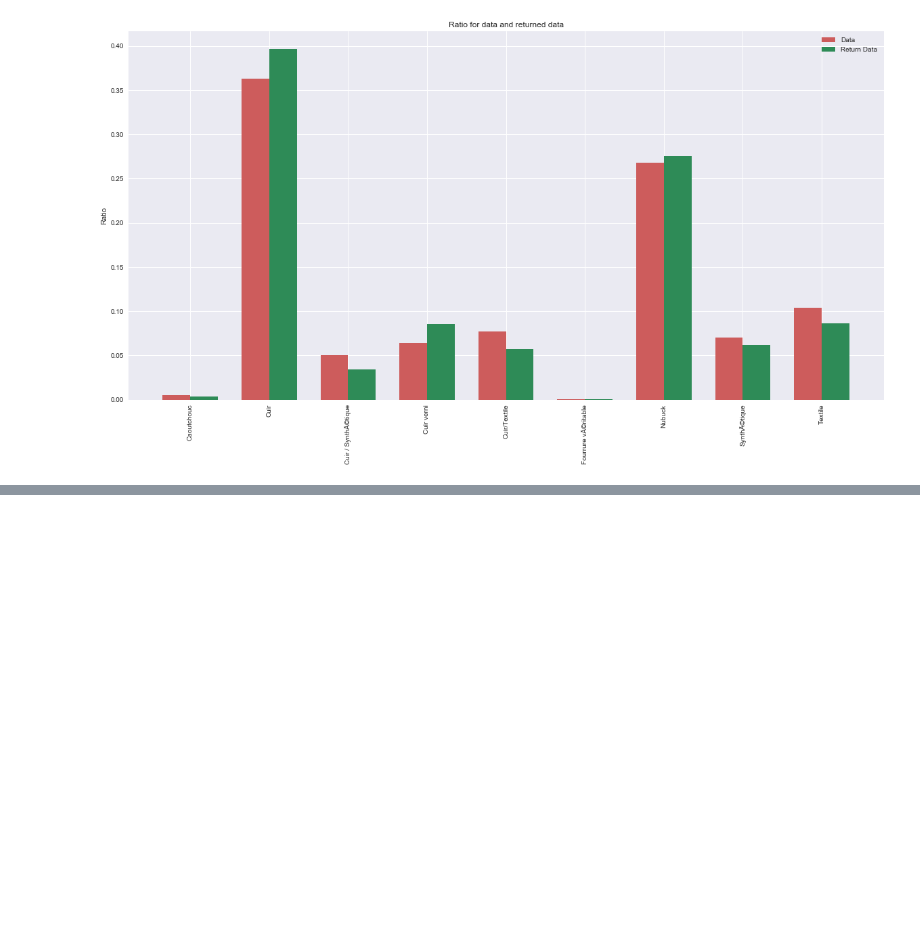
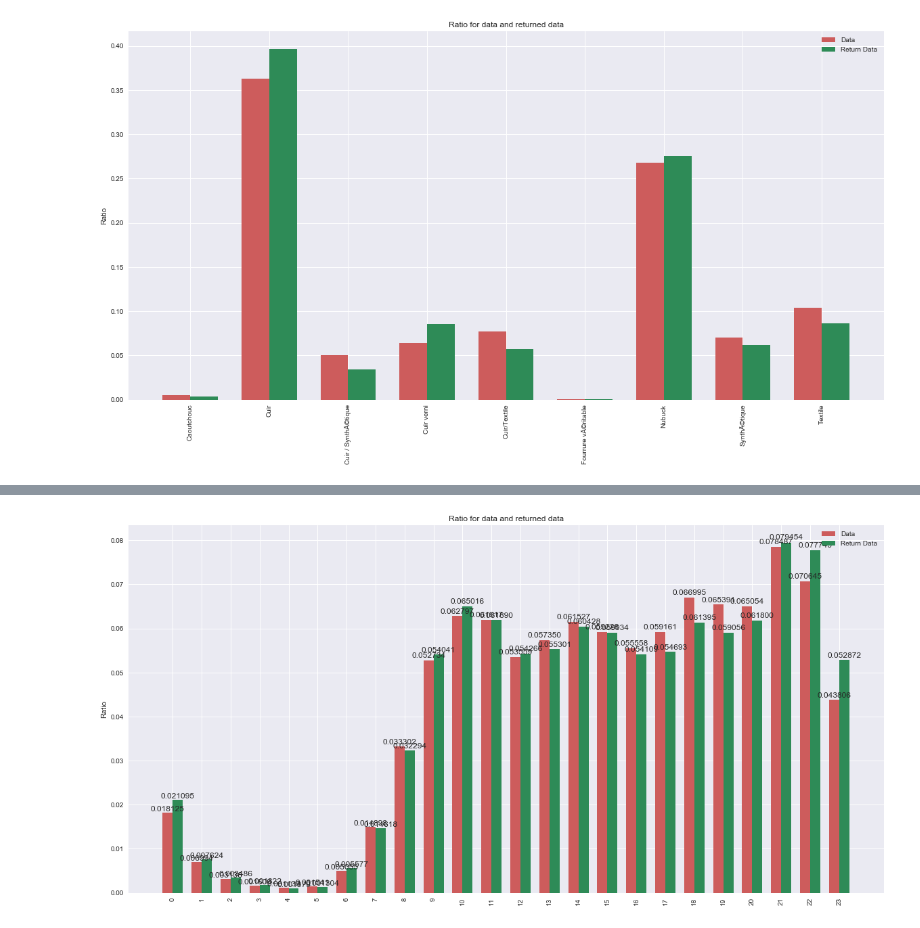
Before and after one commit to pepi4e/SD210-ML-challenge, a Jupyter notebook: statistiques.ipynb, the cells around one changed output, grey strips where cells are left out. Cells and saved outputs as stored; diff of their text form; code cells hidden in the pictures; blank space fills up the shorter version.

```diff
--- a/statistiques.ipynb
+++ b/statistiques.ipynb
@@ -573,0 +636,30 @@ histogramme('UpperMaterialLabel')
+# %%
+d = pd.crosstab(data['one'],dsdate,normalize='index')
+returnd = pd.crosstab(returndata['one'],dsdatereturn,normalize='index')
+label = d.columns.tolist()
+liste1 = d.values[0]
+liste2 = returnd.values[0]
+# Plot the scores
+N = len(label)
+ind = np.arange(N)  # the x locations for the groups
+width = 0.35       # the width of the bars
+
+sns.set(style='darkgrid')
+fig, ax = plt.subplots(figsize=(20, 10))
+
+rects1 = ax.bar(ind, liste1, width, color='indianred')
+rects2 = ax.bar(ind + width, liste2, width, color='seagreen')
+
+# add some text for labels, title and axes ticks
+ax.set_ylabel('Ratio')
+ax.set_title('Ratio for data and returned data')
+ax.set_xticks(ind + width / 2)
+ax.set_xticklabels(label,rotation=90)
+ax.legend((rects1[0], rects2[0]), ('Data', 'Return Data'))
+
+autolabel(rects1)
+autolabel(rects2)
+
+plt.show()
+# %% [output]
+[figure, added]
```
Also changed, not shown: parts of 15 cells of this notebook.
